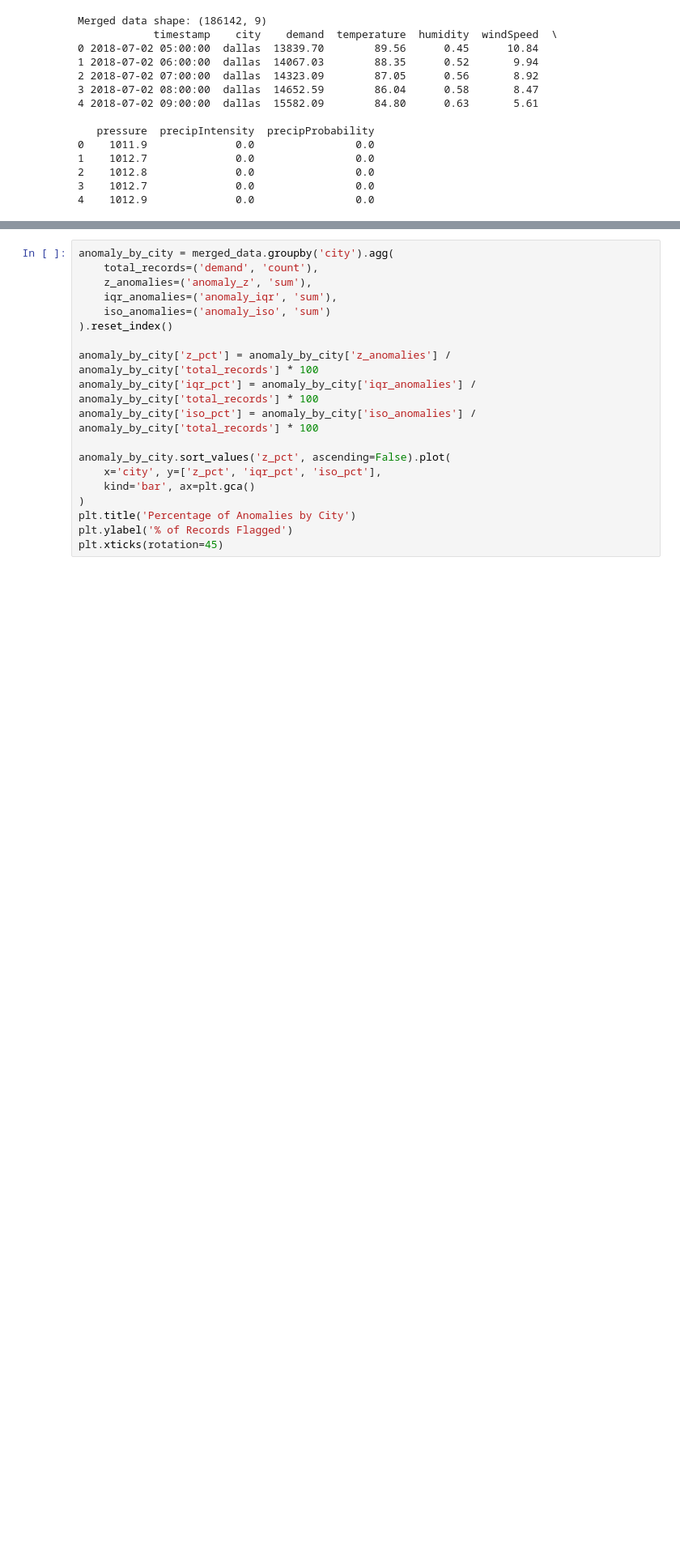
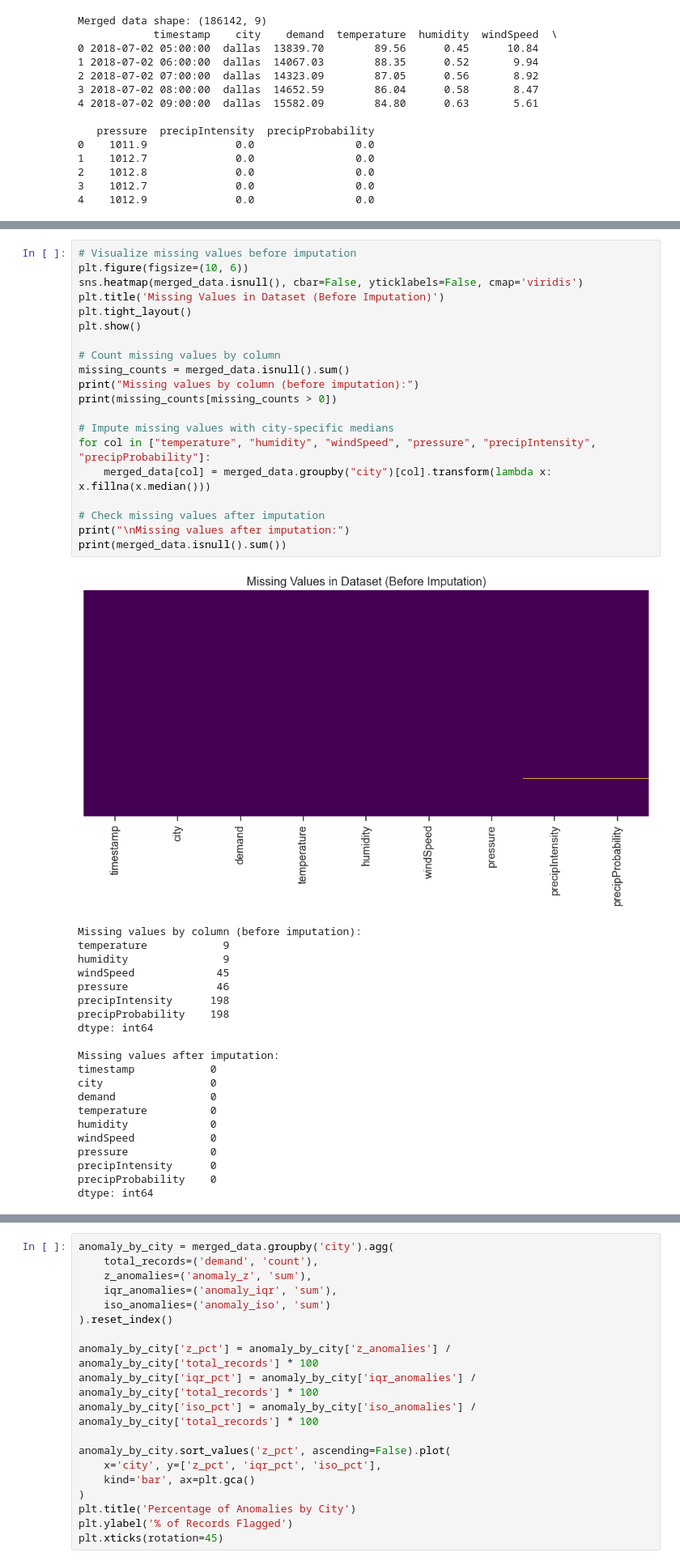
Before and after one commit to aaqib-ahmed-nazir/Electricity-Demand-Forecast-ML, a Jupyter notebook: notebooks/data_preprocessing.ipynb, the cells around one changed output, grey strips where cells are left out. Shown at 81% size. Saved outputs shown, nothing was run; the diff lists cells and outputs as text; blank space fills up the shorter version.

```diff
--- a/notebooks/data_preprocessing.ipynb
+++ b/notebooks/data_preprocessing.ipynb
@@ -147 +214,43 @@ Merged data shape: (186142, 9)
+# %%
+# Visualize missing values before imputation
+plt.figure(figsize=(10, 6))
+sns.heatmap(merged_data.isnull(), cbar=False, yticklabels=False, cmap='viridis')
+plt.title('Missing Values in Dataset (Before Imputation)')
+plt.tight_layout()
+plt.show()
+
+# Count missing values by column
+missing_counts = merged_data.isnull().sum()
+print("Missing values by column (before imputation):")
+print(missing_counts[missing_counts > 0])
+
+# Impute missing values with city-specific medians
+for col in ["temperature", "humidity", "windSpeed", "pressure", "precipIntensity", "precipProbability"]:
+    merged_data[col] = merged_data.groupby("city")[col].transform(lambda x: x.fillna(x.median()))
+
+# Check missing values after imputation
+print("\nMissing values after imputation:")
+print(merged_data.isnull().sum())
+# %% [output]
+[figure, added]
+Missing values by column (before imputation):
+temperature            9
+humidity               9
+windSpeed             45
+pressure              46
+precipIntensity      198
+precipProbability    198
+dtype: int64
+
+Missing values after imputation:
+timestamp            0
+city                 0
+demand               0
+temperature          0
+humidity             0
+windSpeed            0
+pressure             0
+precipIntensity      0
+precipProbability    0
+dtype: int64
 # %% [markdown]
```
Also changed, not shown: parts of 40 cells of this notebook.
